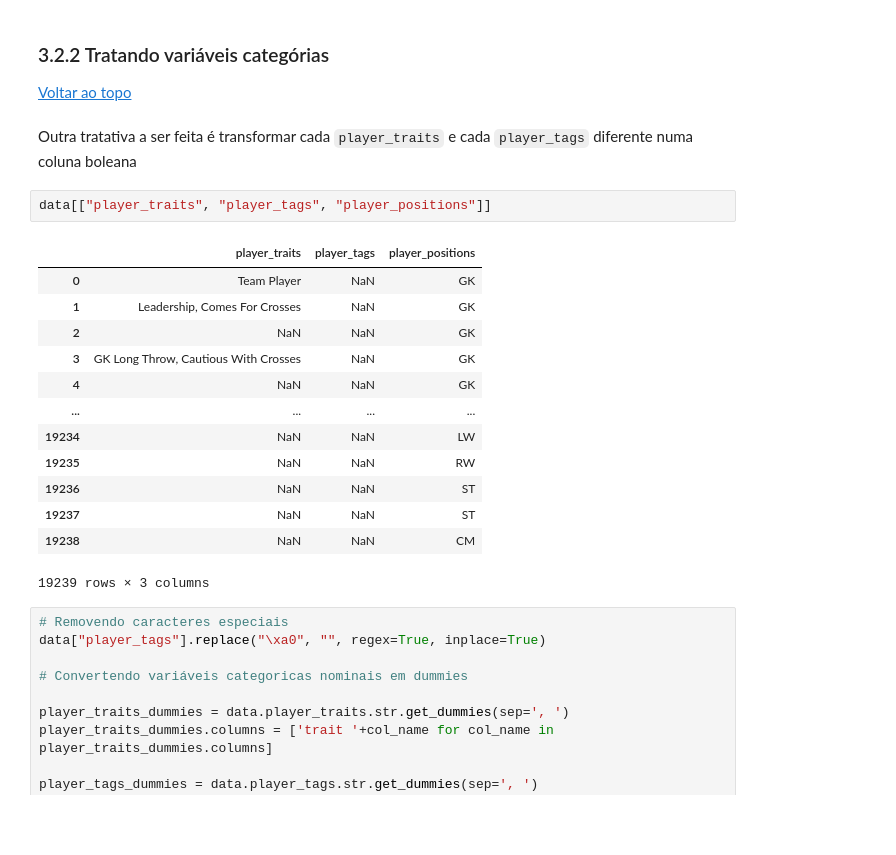
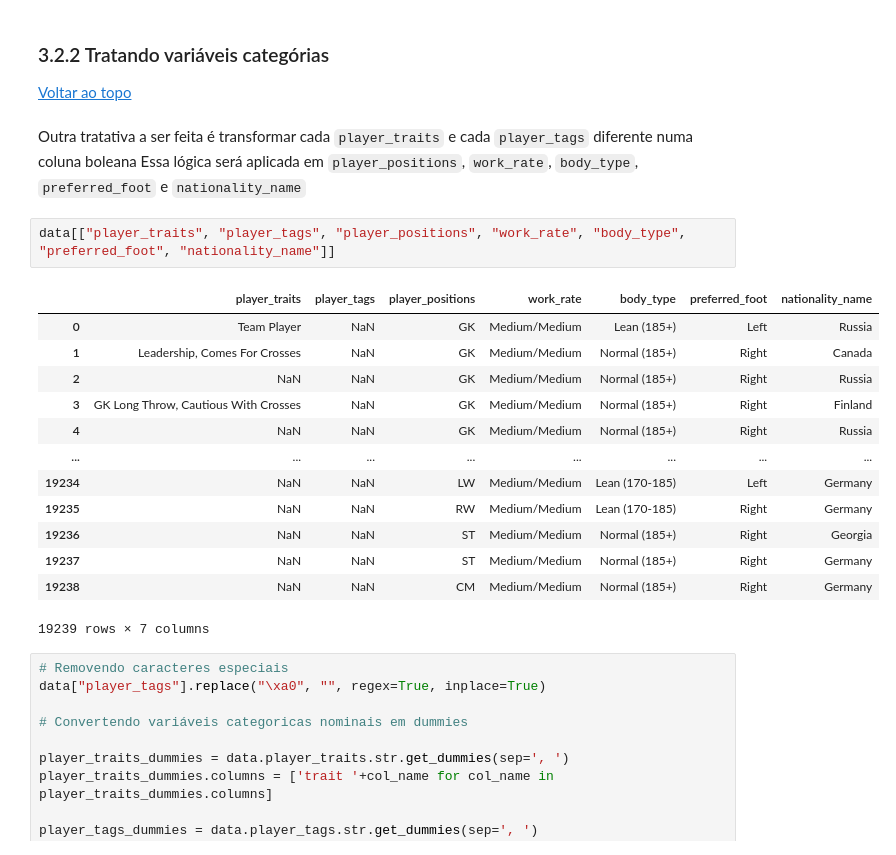
Before and after one commit to olucaslopes/fifa22-players-analysis, a Jupyter notebook: Relatorio.ipynb, the cells around one changed output. Drawn from its saved outputs; the diff is of its cells as text; blank space fills up the shorter version.

```diff
--- a/Relatorio.ipynb
+++ b/Relatorio.ipynb
@@ -394,22 +394,23 @@ data.head()
 [Voltar ao topo](#section-0)
 # %% [markdown]
 Outra tratativa a ser feita é transformar cada `player_traits` e cada `player_tags` diferente numa coluna boleana
+Essa lógica será aplicada em `player_positions`, `work_rate`, `body_type`, `preferred_foot` e `nationality_name`
 # %%
-data[["player_traits", "player_tags", "player_positions"]]
+data[["player_traits", "player_tags", "player_positions", "work_rate", "body_type", "preferred_foot", "nationality_name"]]
 # %% [output]
-|  | player_traits | player_tags | player_positions |
-| 0 | Team Player | NaN | GK |
-| 1 | Leadership, Comes For Crosses | NaN | GK |
-| 2 | NaN | NaN | GK |
-| 3 | GK Long Throw, Cautious With Crosses | NaN | GK |
-| 4 | NaN | NaN | GK |
-| ... | ... | ... | ... |
-| 19234 | NaN | NaN | LW |
-| 19235 | NaN | NaN | RW |
-| 19236 | NaN | NaN | ST |
-| 19237 | NaN | NaN | ST |
-| 19238 | NaN | NaN | CM |
+|  | player_traits | player_tags | player_positions | work_rate | body_type | preferred_foot | nationality_name |
+| 0 | Team Player | NaN | GK | Medium/Medium | Lean (185+) | Left | Russia |
+| 1 | Leadership, Comes For Crosses | NaN | GK | Medium/Medium | Normal (185+) | Right | Canada |
+| 2 | NaN | NaN | GK | Medium/Medium | Normal (185+) | Right | Russia |
+| 3 | GK Long Throw, Cautious With Crosses | NaN | GK | Medium/Medium | Normal (185+) | Right | Finland |
+| 4 | NaN | NaN | GK | Medium/Medium | Normal (185+) | Right | Russia |
+| ... | ... | ... | ... | ... | ... | ... | ... |
+| 19234 | NaN | NaN | LW | Medium/Medium | Lean (170-185) | Left | Germany |
+| 19235 | NaN | NaN | RW | Medium/Medium | Lean (170-185) | Right | Germany |
+| 19236 | NaN | NaN | ST | Medium/Medium | Normal (185+) | Right | Georgia |
+| 19237 | NaN | NaN | ST | Medium/Medium | Normal (185+) | Right | Germany |
+| 19238 | NaN | NaN | CM | Medium/Medium | Normal (185+) | Right | Germany |
-19239 rows × 3 columns
+19239 rows × 7 columns
 # %%
 # Removendo caracteres especiais
 data["player_tags"].replace("\xa0", "", regex=True, inplace=True)
```
Also changed, not shown: parts of 25 cells of this notebook, 2 other files.
